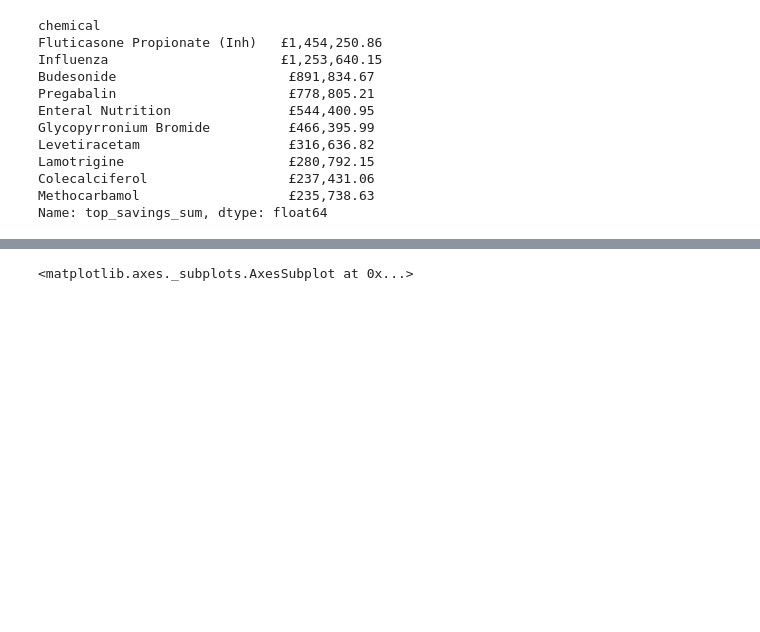
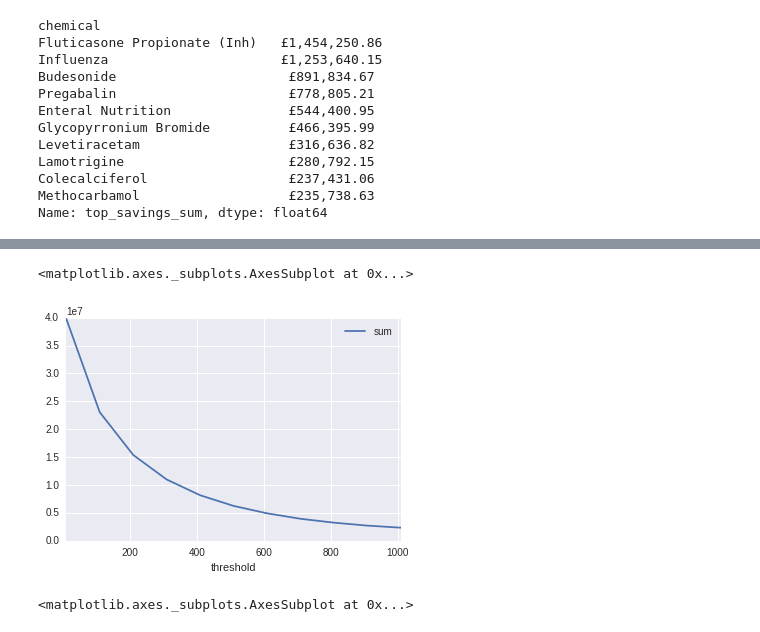
Before and after one commit to ebmdatalab/price-per-dose, a Jupyter notebook: Price per dose.ipynb, the cells around one changed output, grey strips where cells are left out. Cells and saved outputs as stored; diff of their text form; code cells hidden in the pictures; blank space fills up the shorter version.

Commit message:
Show cost savings at different savings mimima
Fixes #6

```diff
--- a/Price per dose.ipynb
+++ b/Price per dose.ipynb
@@ -238,0 +260,5 @@ Name: top_savings_sum, dtype: float64
+# %%
+d = {}
+for threshold in [10, 110, 210, 310, 410, 510, 610, 710, 810, 910, 1010]:
+    d[threshold] = price_utils.cost_savings_at_minimum_for_practice(threshold, month='2016-09-01').top_savings_sum.sum()
+d
@@ -239,3 +277,12 @@ Name: top_savings_sum, dtype: float64
+# %%
+pd.options.display.float_format = None
+asd = pd.DataFrame(d.items())
+asd.columns = ['threshold', 'sum']
+s = asd.sort_values('threshold')
+s.plot(x='threshold', y='sum')
+# %% [output]
+<matplotlib.axes._subplots.AxesSubplot at 0x...>
+[figure, added]
 # %%
 import peakutils
 from peakutils.plot import plot as pplot
```
Also changed, not shown: parts of 3 cells of this notebook, 1 other file.
